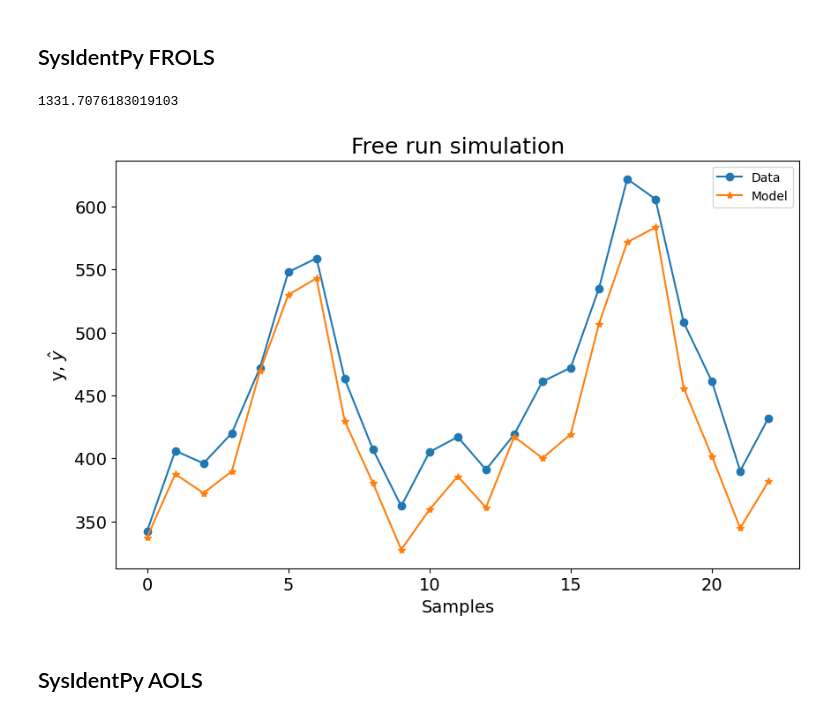
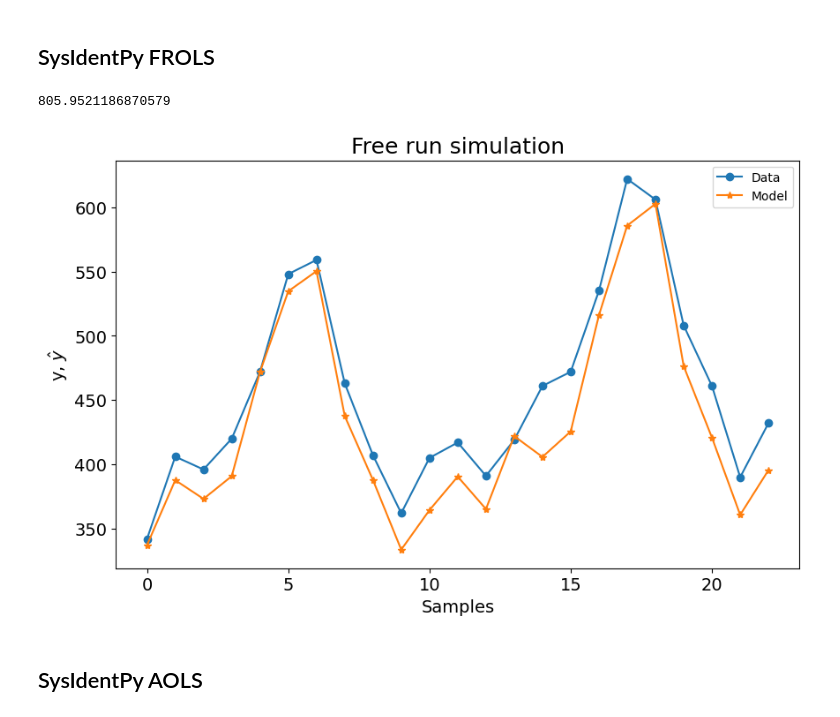
Before and after one commit to dhruvpal102005/sysidentpy, a Jupyter notebook: examples/air-passenger-benchmark.ipynb, the cells around one changed output. Cells and saved outputs as stored; diff of their text form; code cells hidden in the pictures.

```diff
--- a/examples/air-passenger-benchmark.ipynb
+++ b/examples/air-passenger-benchmark.ipynb
@@ -117,33 +117,30 @@ print(y_train.shape[0], y_test.shape[0])
 # %%
 y = load_airline()
 y_train, y_test = temporal_train_test_split(y, test_size=23)
 y_train = y_train.values.reshape(-1, 1)
 y_test = y_test.values.reshape(-1, 1)
 
 basis_function = Polynomial(degree=1)
-sysidentpy = RMSS(
+sysidentpy = FROLS(
     order_selection=True,
     ylag=13,  # the lags for all models will be 13
     basis_function=basis_function,
     model_type="NAR",
-    subset_size=30,
-    info_criteria="apress",
-    error_measure="phi3"
 )
 sysidentpy.fit(y=y_train)
 y_test = np.concatenate([y_train[-sysidentpy.max_lag :], y_test])
 
 yhat = sysidentpy.predict(y=y_test, forecast_horizon=23)
 frols_loss = loss(
     pd.Series(y_test.flatten()[sysidentpy.max_lag :]),
     pd.Series(yhat.flatten()[sysidentpy.max_lag :]),
 )
 print(frols_loss)
 
 plot_results(y=y_test[sysidentpy.max_lag :], yhat=yhat[sysidentpy.max_lag :])
 # %% [output]
-1331.7076183019103
+805.9521186870579
-[figure, old version]
+[figure, new version]
 # %% [markdown]
 ## SysIdentPy AOLS
 # %%
```
Also changed, not shown: parts of 2 cells of this notebook.
